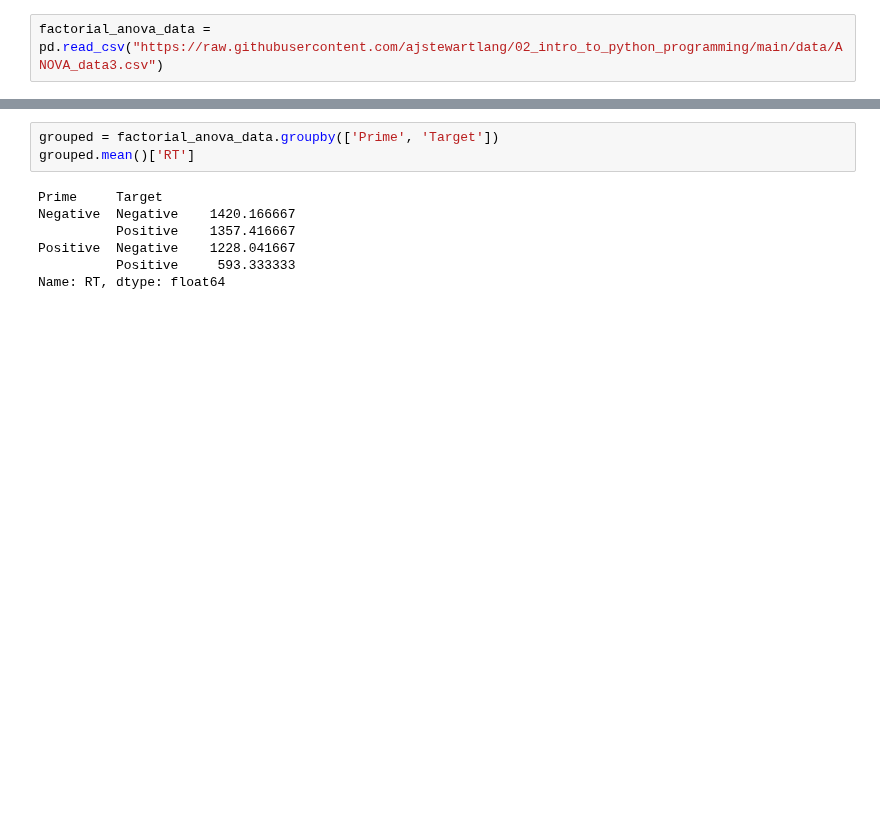
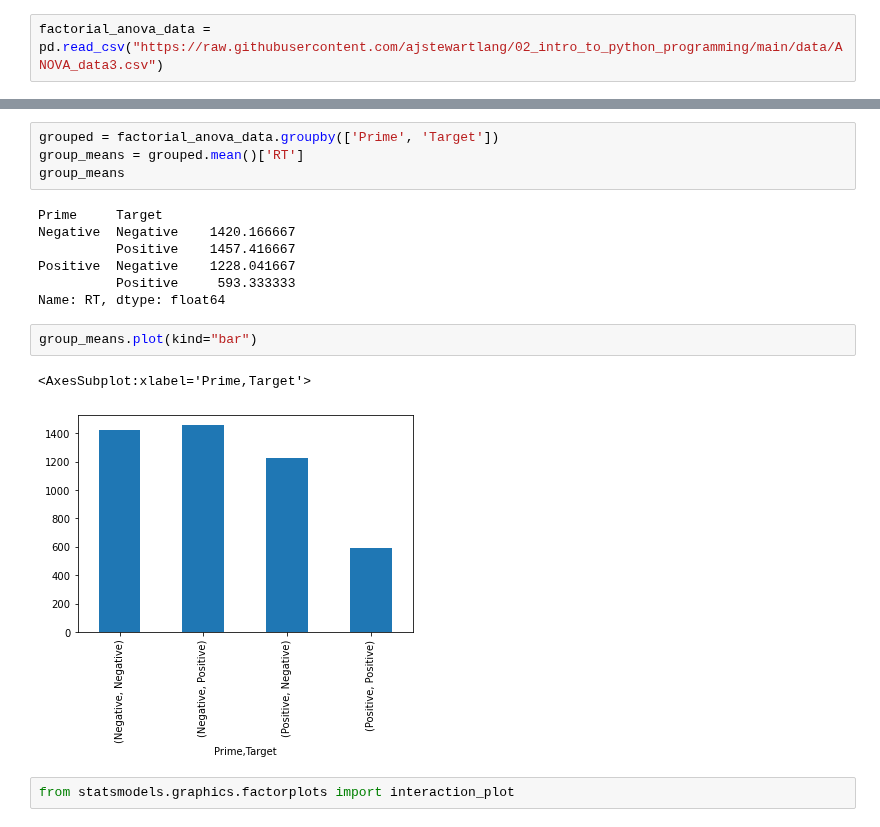
Before and after one commit to ajstewartlang/02_intro_to_python_programming, a Jupyter notebook: pandas.ipynb, the cells around one changed output, grey strips where cells are left out. Drawn from its saved outputs; the diff is of its cells as text; blank space fills up the shorter version.

```diff
--- a/pandas.ipynb
+++ b/pandas.ipynb
@@ -221,11 +221,19 @@ factorial_anova_data
 96 rows × 4 columns
 # %%
 grouped = factorial_anova_data.groupby(['Prime', 'Target'])
-grouped.mean()['RT']
+group_means = grouped.mean()['RT']
+group_means
 # %% [output]
 Prime     Target
 Negative  Negative    1420.166667
-          Positive    1357.416667
+          Positive    1457.416667
 Positive  Negative    1228.041667
           Positive     593.333333
 Name: RT, dtype: float64
+# %%
+group_means.plot(kind="bar")
+# %% [output]
+<AxesSubplot:xlabel='Prime,Target'>
+[figure, added]
+# %%
+from statsmodels.graphics.factorplots import interaction_plot
```
Also changed, not shown: parts of 6 cells of this notebook.
